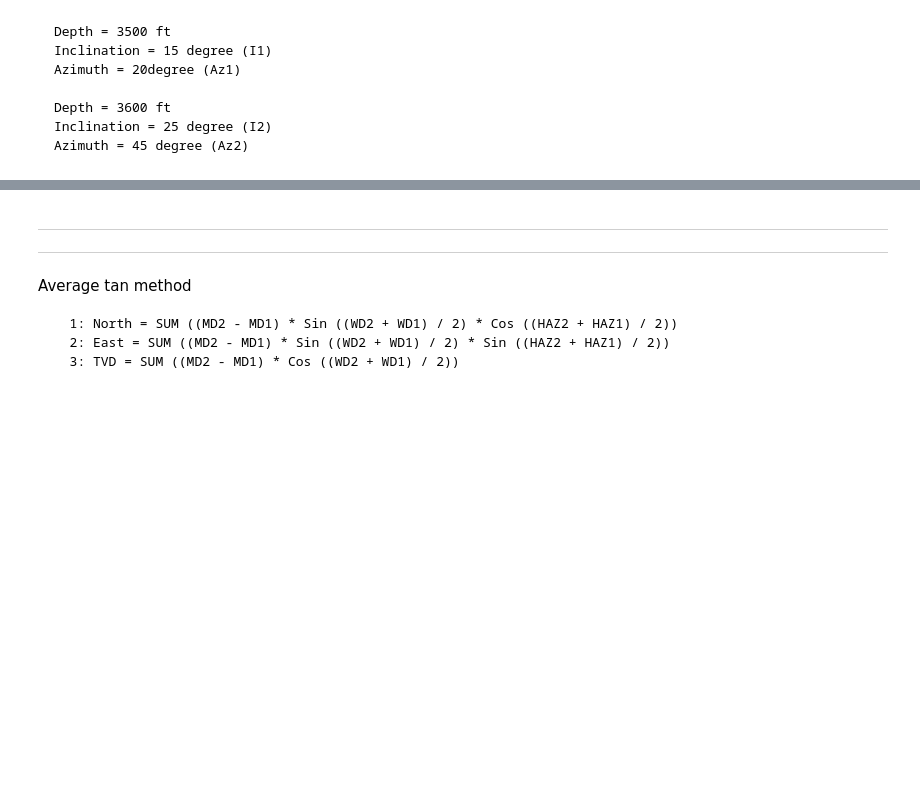
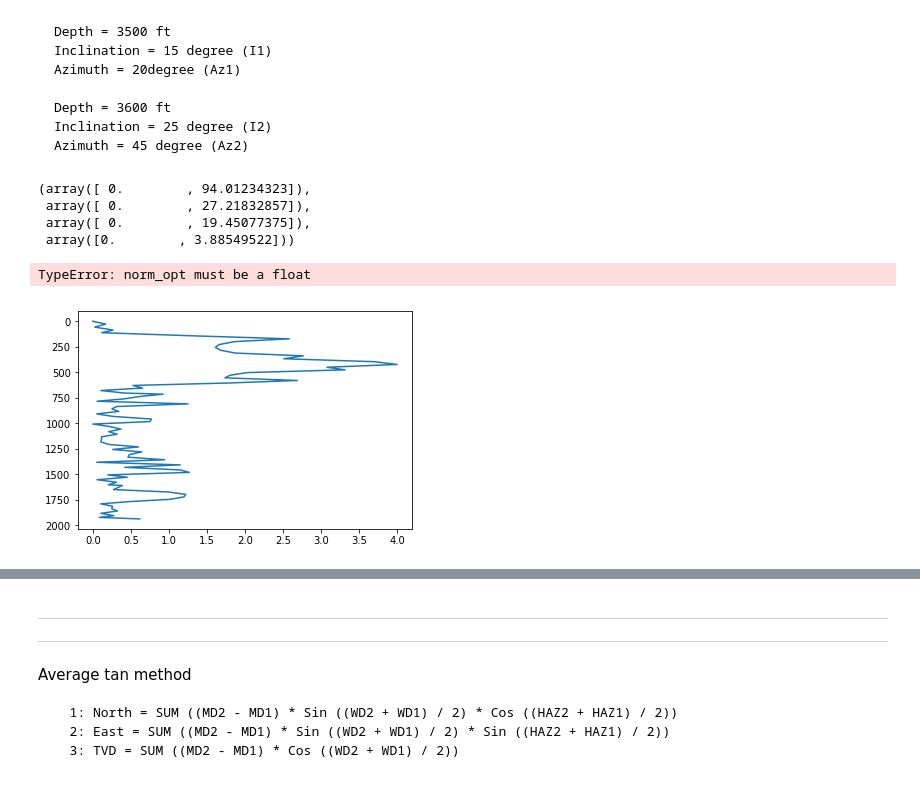
Before and after one commit to Zabamund/wellpathpy, a Jupyter notebook: notebooks/Wellpathpy_proto.ipynb, the cells around one changed output, grey strips where cells are left out. Saved outputs shown, nothing was run; the diff lists cells and outputs as text; code cells hidden in the pictures; blank space fills up the shorter version.

Commit message:
Pass depth units to function
Use deviation units or norm to calculate dogleg severity per norm
length where norm is 30 for m, 100 for ft, or user defined.

```diff
--- a/notebooks/Wellpathpy_proto.ipynb
+++ b/notebooks/Wellpathpy_proto.ipynb
@@ -413,7 +554,27 @@ def min_curve_method(md, inc, azi):
 # %%
-min_curve_method(md_test, incl_test, azi_test)
+min_curve_method(md_test, incl_test, azi_test, md_units='m', norm_opt=0)
+# %% [output]
+(array([ 0.        , 94.01234323]),
+ array([ 0.        , 27.21832857]),
+ array([ 0.        , 19.45077375]),
+ array([0.        , 3.88549522]))
+# %%
+min_curve_method(md_test, incl_test, azi_test, md_units='m', norm_opt='0')
+# %% [output]
+TypeError: norm_opt must be a float
 # %%
-tvd, northing, easting = min_curve_method(dev['MD[m]'].values, dev['Inc[deg]'].values, dev['Azi[deg]'].values)
+tvd, northing, easting, dls = min_curve_method(dev['MD[m]'].values,
+                                               dev['Inc[deg]'].values,
+                                               dev['Azi[deg]'].values,
+                                               md_units='m',
+                                               norm_opt=0,
+                                              )
+# %%
+plt.plot(dls, tvd)
+#plt.gca().invert_xaxis()
+plt.gca().invert_yaxis()
+# %% [output]
+[figure, added]
 # %%
 from mpl_toolkits.mplot3d import Axes3D
 
```
Also changed, not shown: parts of 27 cells of this notebook, 2 other files.
